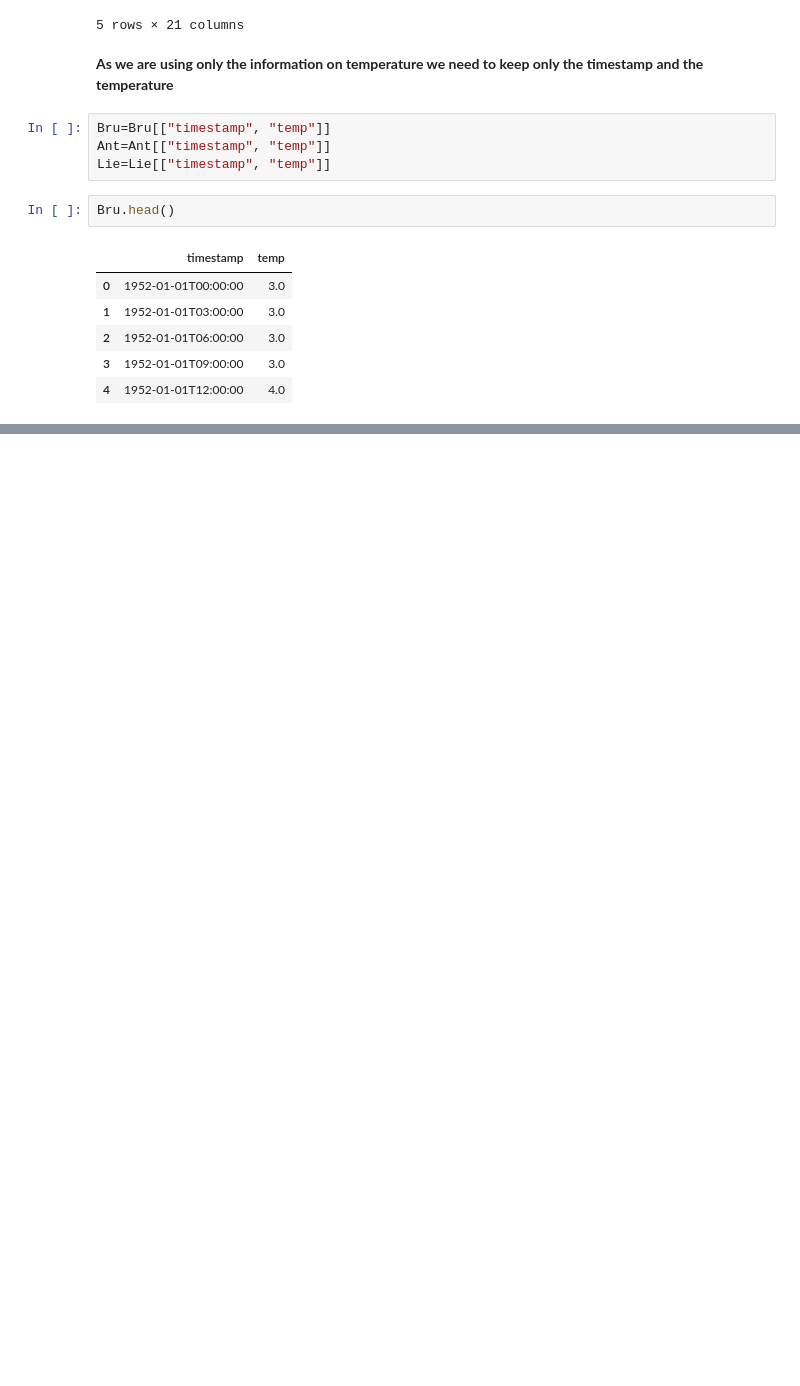
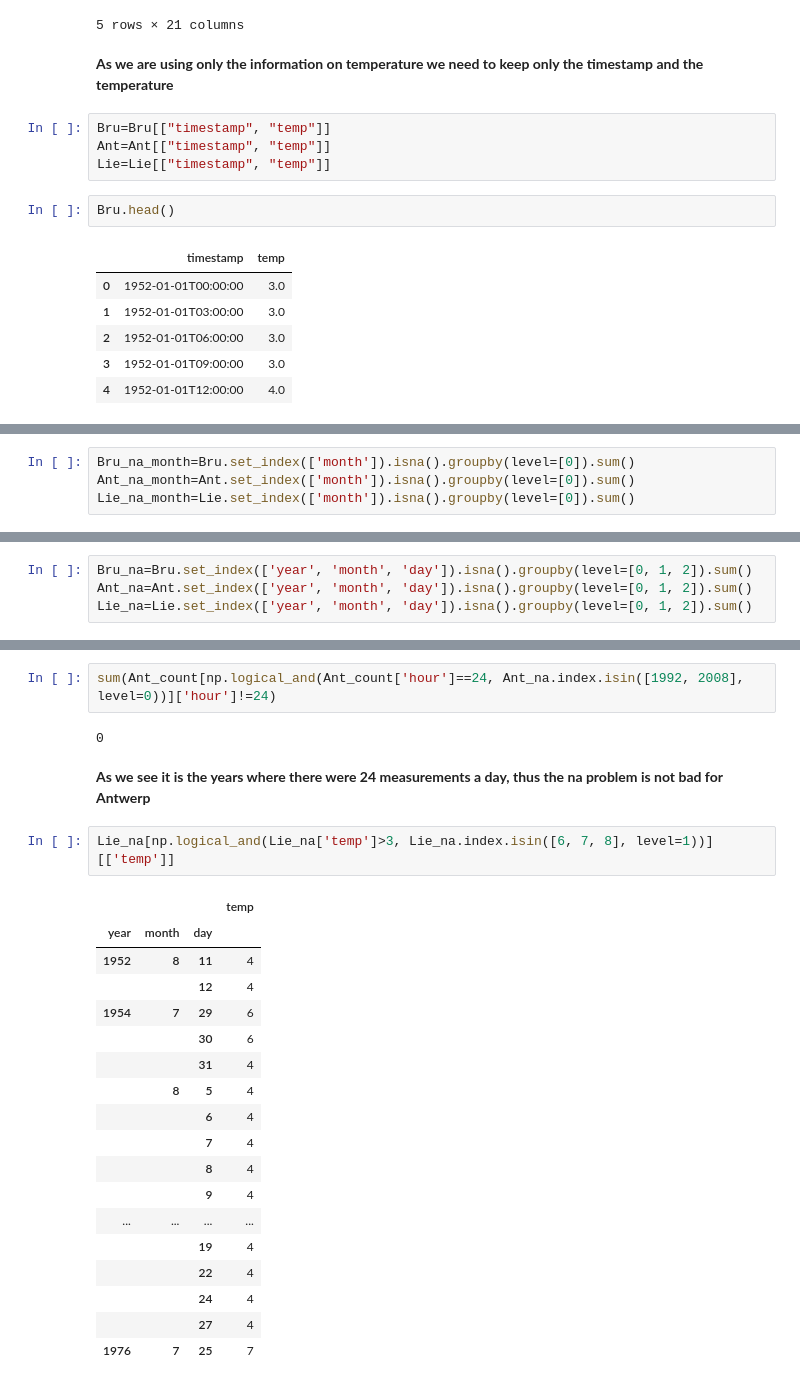
Before and after one commit to muuratjann/heatwave, a Jupyter notebook: Untitled.ipynb, the cells around one changed output, grey strips where cells are left out. Drawn from its saved outputs; the diff is of its cells as text; blank space fills up the shorter version.

```diff
--- a/Untitled.ipynb
+++ b/Untitled.ipynb
@@ -83,0 +161,4 @@ dtype: float64
+# %%
+Bru_na_month=Bru.set_index(['month']).isna().groupby(level=[0]).sum()
+Ant_na_month=Ant.set_index(['month']).isna().groupby(level=[0]).sum()
+Lie_na_month=Lie.set_index(['month']).isna().groupby(level=[0]).sum()
@@ -83,0 +182,4 @@ dtype: float64
+# %%
+Bru_na=Bru.set_index(['year', 'month', 'day']).isna().groupby(level=[0, 1, 2]).sum()
+Ant_na=Ant.set_index(['year', 'month', 'day']).isna().groupby(level=[0, 1, 2]).sum()
+Lie_na=Lie.set_index(['year', 'month', 'day']).isna().groupby(level=[0, 1, 2]).sum()
@@ -83,0 +213,27 @@ dtype: float64
+# %%
+sum(Ant_count[np.logical_and(Ant_count['hour']==24, Ant_na.index.isin([1992, 2008], level=0))]['hour']!=24)
+# %% [output]
+0
+# %% [markdown]
+**As we see it is the years where there were 24 measurements a day, thus the na problem is not bad for Antwerp**
+# %%
+Lie_na[np.logical_and(Lie_na['temp']>3, Lie_na.index.isin([6, 7, 8], level=1))][['temp']]
+# %% [output]
+|  |  |  | temp |
+| year | month | day |  |
+| 1952 | 8 | 11 | 4 |
+|  |  | 12 | 4 |
+| 1954 | 7 | 29 | 6 |
+|  |  | 30 | 6 |
+|  |  | 31 | 4 |
+|  | 8 | 5 | 4 |
+|  |  | 6 | 4 |
+|  |  | 7 | 4 |
+|  |  | 8 | 4 |
+|  |  | 9 | 4 |
+| ... | ... | ... | ... |
+|  |  | 19 | 4 |
+|  |  | 22 | 4 |
+|  |  | 24 | 4 |
+|  |  | 27 | 4 |
+| 1976 | 7 | 25 | 7 |
```
Also changed, not shown: parts of 19 cells of this notebook, 3 other files.
